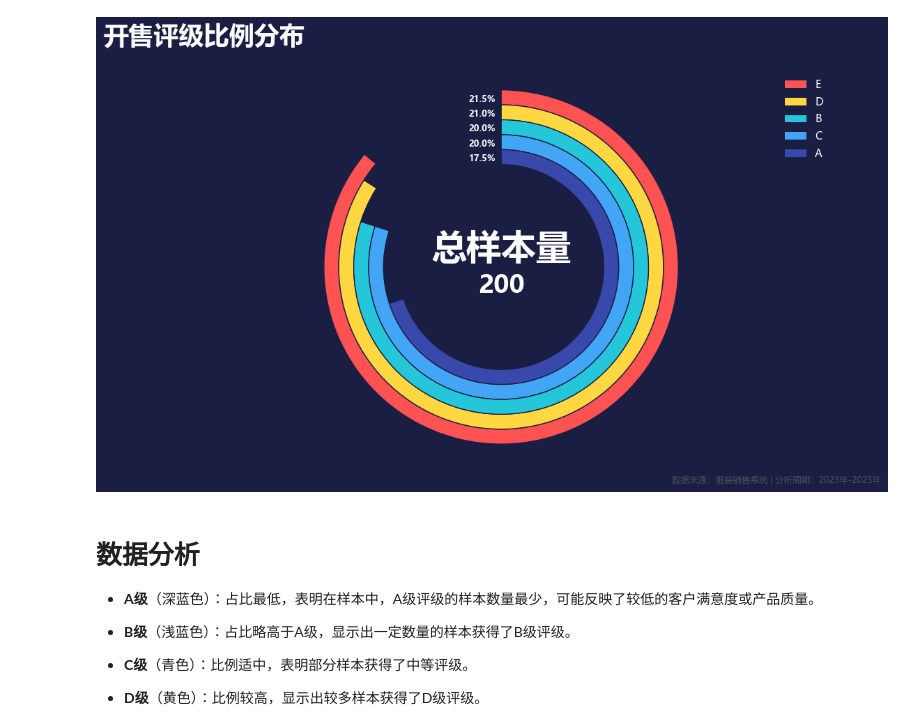
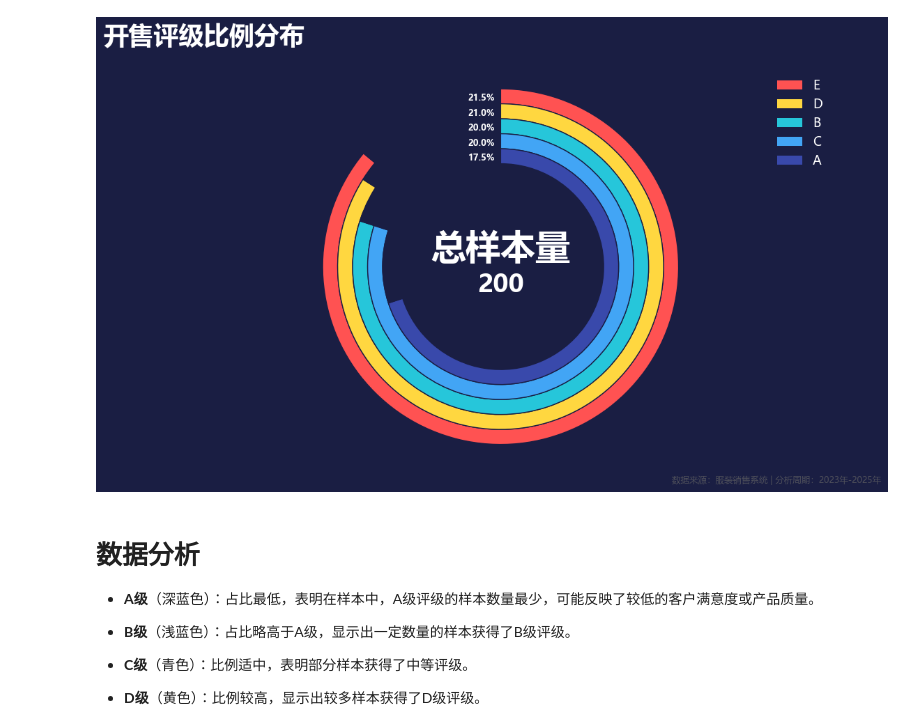
Before and after one commit to IIawaII/PythonVisualisation, a Jupyter notebook: 可视化/17、玉玦图/RadialBarChart.ipynb, the cells around one changed output. Cells and saved outputs as stored; diff of their text form; code cells hidden in the pictures.

```diff
--- a/可视化/17、玉玦图/RadialBarChart.ipynb
+++ b/可视化/17、玉玦图/RadialBarChart.ipynb
@@ -99,35 +99,35 @@ try:
               bbox_to_anchor=(0.99, 1.2),
               frameon=False,
               labelcolor='#ffffff',
-              fontsize=11)
+              fontsize=13)
 
     # 坐标轴与外观
     ax.set_xlim(-0.5, 1.8)
     ax.set_ylim(-0.5, 0.8)
     ax.set_aspect('equal', adjustable='box')
     ax.axis('off')
 
     ax.set_xticks([])
     ax.set_yticks([])
     for spine in ['top', 'bottom', 'left', 'right']:
         ax.spines[spine].set_visible(False)
 
     # 数据来源
     plt.figtext(0.95, 0.05,
                 '数据来源：服装销售系统 | 分析周期：2023年-2025年',
                 ha='right', fontsize=9, color='#666666', alpha=0.7)
 
     # 调整布局
     plt.tight_layout(rect=(0.13, 0.03, 1, 0.95))
 
     plt.savefig('开售评级比例分布.png', dpi=300, facecolor=BACKGROUND_COLOR, bbox_inches='tight')
     plt.show()
 
 except Exception as e:
     print(f"图表生成失败: {str(e)}")
     raise
 # %% [output]
-[figure, old version]
+[figure, new version]
 # %% [markdown]
 # 数据分析
 
```
Also changed, not shown: 7 other files.
